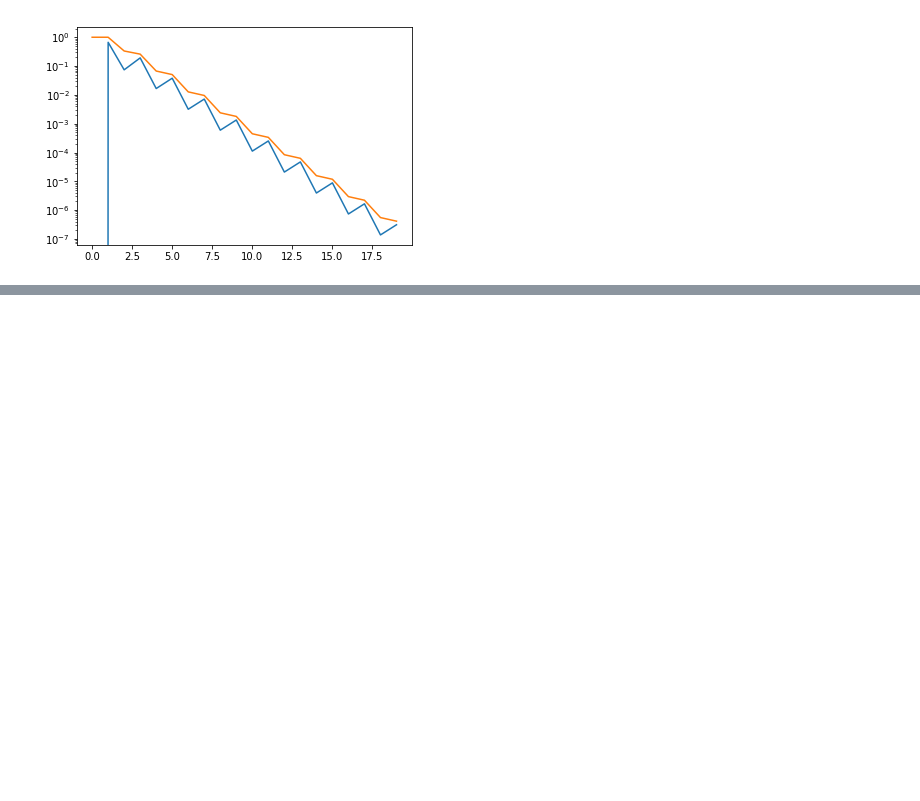
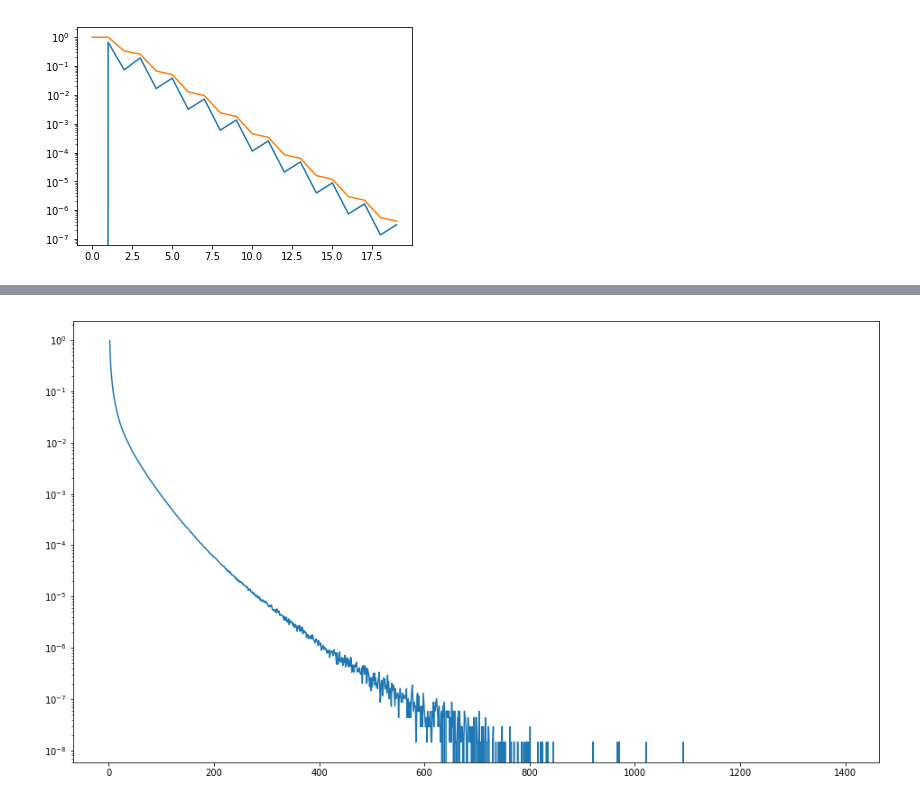
Before and after one commit to lukasgeyrhofer/flippingbits, a Jupyter notebook: dynamics.ipynb, the cells around one changed output, grey strips where cells are left out. Cells and saved outputs as stored; diff of their text form; code cells hidden in the pictures; blank space fills up the shorter version.

```diff
--- a/dynamics.ipynb
+++ b/dynamics.ipynb
@@ -440,0 +453,7 @@ plt.show()
+# %%
+plt.yscale('log')
+Pn = np.array([np.sum(Psn[:i]) for i in range(len(Psn))])
+plt.plot(Psn/Pn)
+plt.show()
+# %% [output]
+[figure, added]
```
Also changed, not shown: parts of 2 cells of this notebook.
